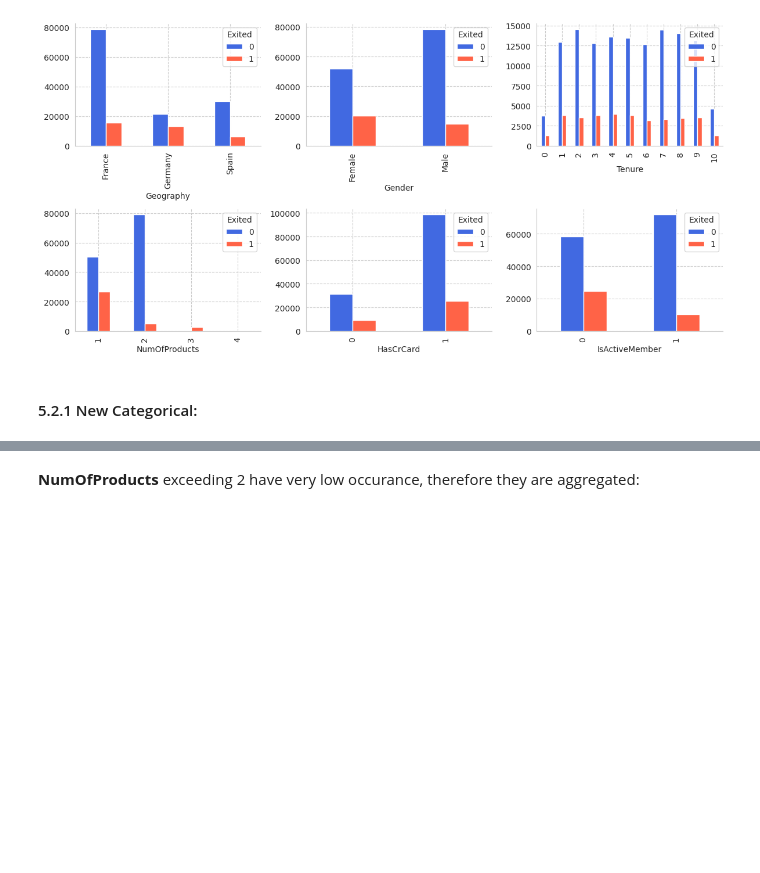
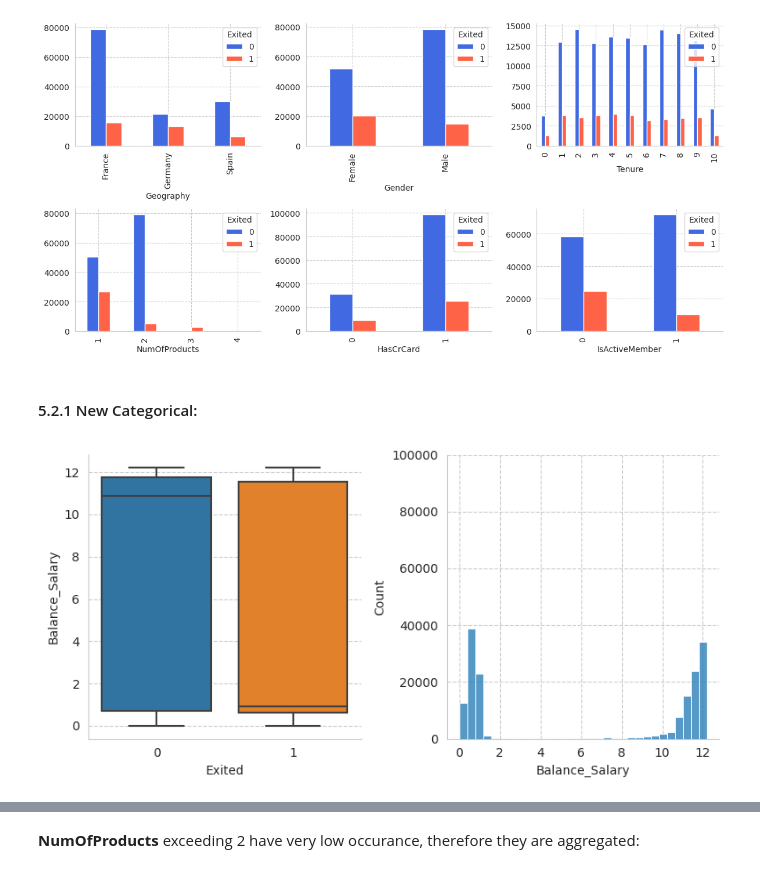
Before and after one commit to fabriziobasso/kaggle, a Jupyter notebook: S4E1_EDA.ipynb, the cells around one changed output, grey strips where cells are left out. Cells and saved outputs as stored; diff of their text form; code cells hidden in the pictures; blank space fills up the shorter version.

```diff
--- a/S4E1_EDA.ipynb
+++ b/S4E1_EDA.ipynb
@@ -1361,7 +1315,7 @@ train = age_tr(train)
 test = age_tr(test)
 # %%
 def cred_score_tr(df) :
-    df['Credit_Score_Range'] = pd.cut(df['CreditScore'], bins=[0, 300, 600, 700, 800, 900], labels=['0-300', '300-600', '600-700', '700-800', '900+'])
+    df['Credit_Score_Range'] = pd.cut(df['CreditScore'], bins=[300, 600, 700, 800, 900], labels=['300-600', '600-700', '700-800', '900+'])
     return df
 train = cred_score_tr(train)
 test = cred_score_tr(test)
@@ -1374,0 +1341,15 @@ test = geo_gender_tr(test)
+# %%
+train["Balance_Salary"] = train["EstimatedSalary"]/(train["Balance"]+1)
+train["Balance_Salary"] = np.log(train["Balance_Salary"]+1)
+
+test["Balance_Salary"] = test["EstimatedSalary"]/(test["Balance"]+1)
+test["Balance_Salary"] = np.log(test["Balance_Salary"]+1)
+
+#sns.boxplot(data=train.sample(1000), x="Balance_salary")
+_, ax = plt.subplots(1,2,figsize=(8,4))
+sns.boxplot(data=train, x="Exited", y="Balance_Salary",ax=ax[0])
+sns.histplot(data=train,x="Balance_Salary",ax=ax[1])
+ax[1].set_ylim(0,100_000)
+plt.tight_layout()
+# %% [output]
+[figure, added]
```
Also changed, not shown: parts of 23 cells of this notebook.
